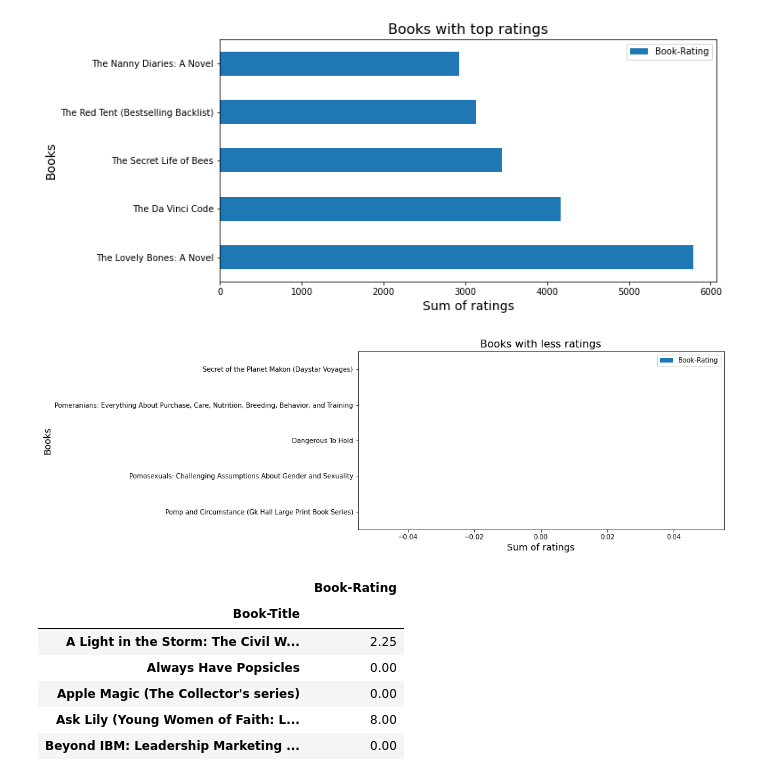
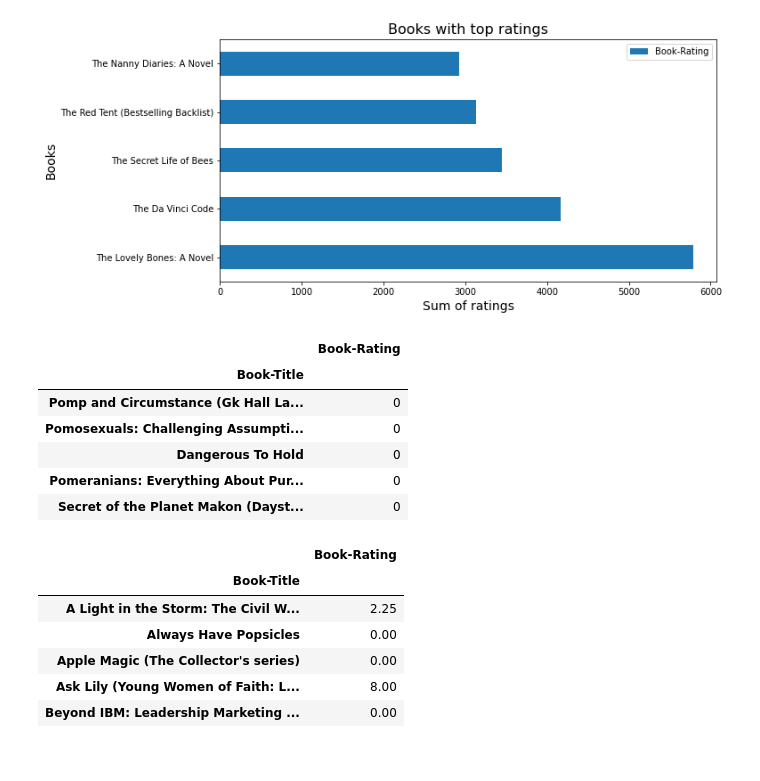
Before and after one commit to Narayan718/unsupervised, a Jupyter notebook: recommendation_model.ipynb, the cells around one changed output. Saved outputs shown, nothing was run; the diff lists cells and outputs as text; code cells hidden in the pictures.

```diff
--- a/recommendation_model.ipynb
+++ b/recommendation_model.ipynb
@@ -648,15 +649,19 @@ plt.show()
 # %% [output]
 [figure]
 # %%
-#visualization of books with least ratings
-least = ratings.tail(5)
-least.plot(kind='barh', figsize=(10, 5))
-plt.title('Books with less ratings', size=16)
-plt.ylabel('Books', size=14)
-plt.xlabel('Sum of ratings', size=14)
-plt.show()
+#dataframe of book and its ratings
+ratings = pd.DataFrame(data.groupby('Book-Title').sum()['Book-Rating']).sort_values(by='Book-Rating', ascending=False)
+#first 5 records of the dataframe
+least = ratings.tail()
+least
 # %% [output]
-[figure, removed]
+|  | Book-Rating |
+| Book-Title |  |
+| Pomp and Circumstance (Gk Hall La... | 0 |
+| Pomosexuals: Challenging Assumpti... | 0 |
+| Dangerous To Hold | 0 |
+| Pomeranians: Everything About Pur... | 0 |
+| Secret of the Planet Makon (Dayst... | 0 |
 # %%
 #dataframe of book and its ratings
 ratings = pd.DataFrame(data.groupby('Book-Title').mean()['Book-Rating'])
```
Also changed, not shown: parts of 9 cells of this notebook.
